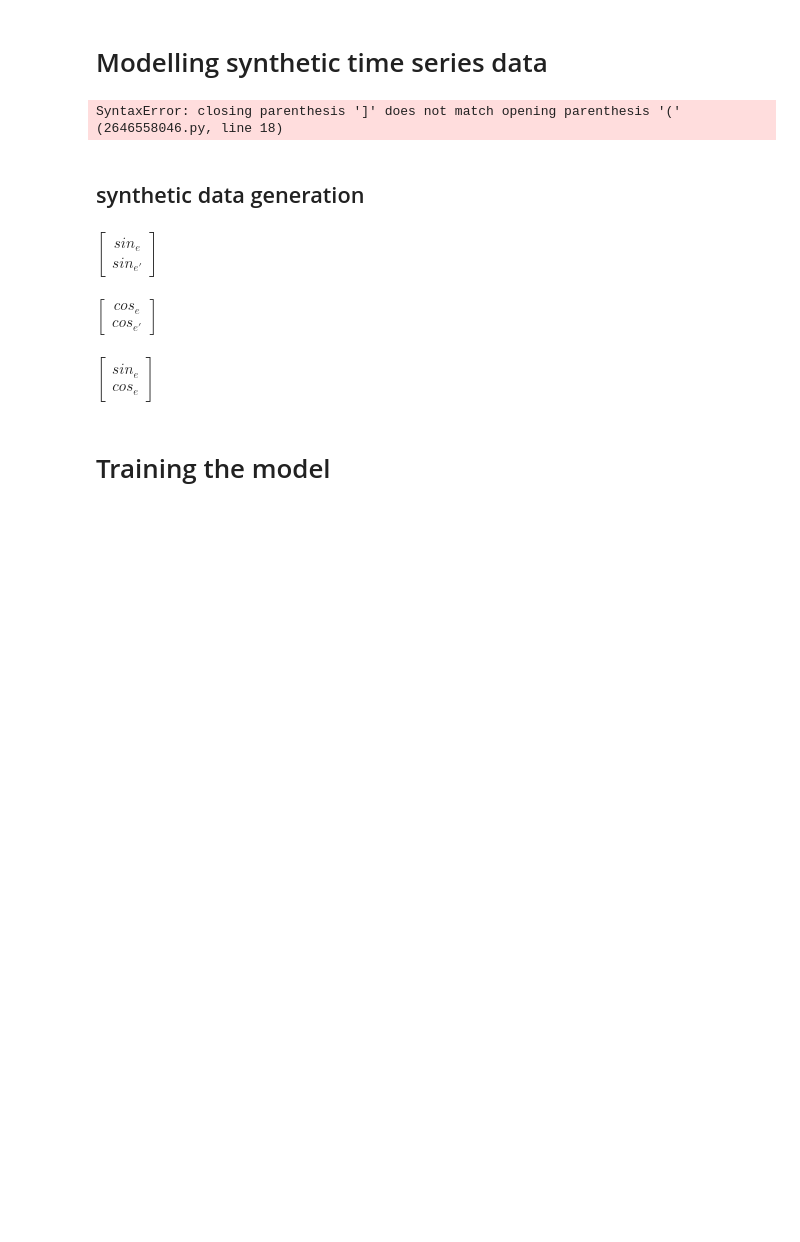
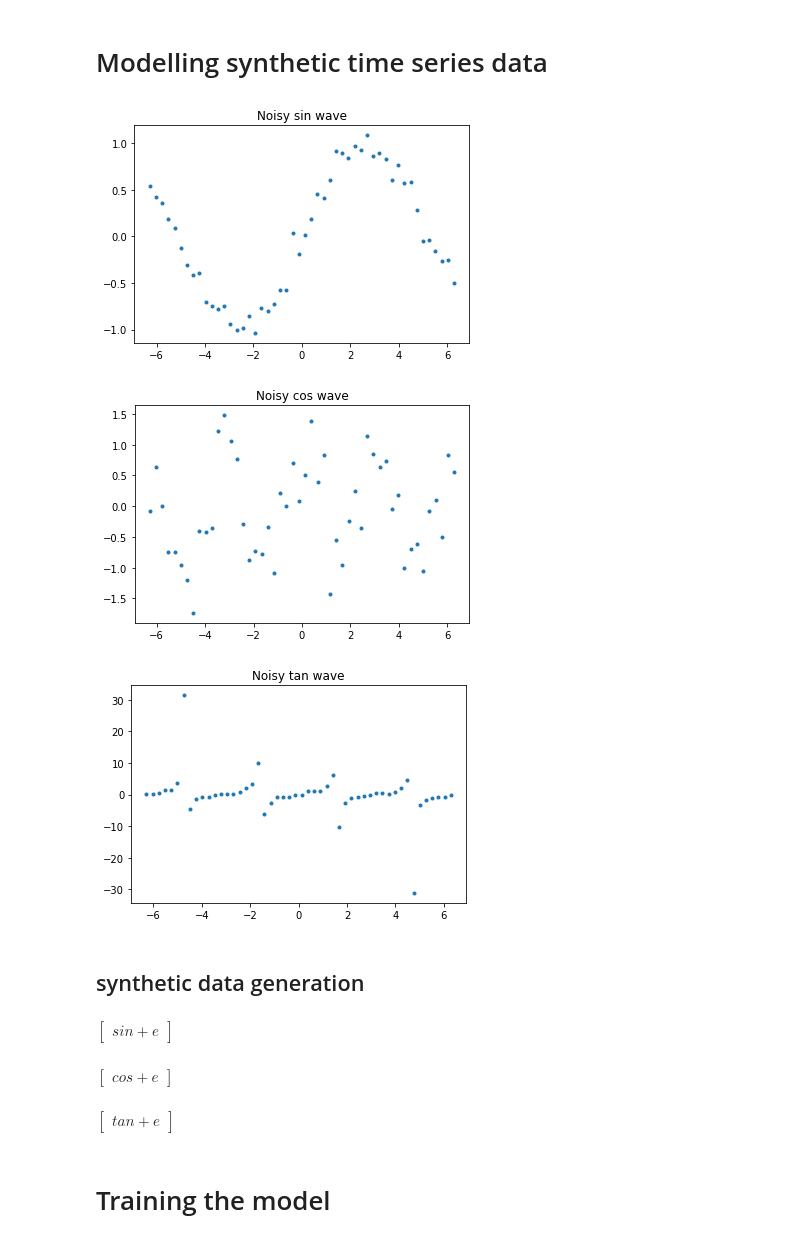
Before and after one commit to akinwilson/ground-up, a Jupyter notebook: 6_from_plane_to_sequential.ipynb, the cells around one changed output. Cells and saved outputs as stored; diff of their text form; code cells hidden in the pictures; blank space fills up the shorter version.

```diff
--- a/6_from_plane_to_sequential.ipynb
+++ b/6_from_plane_to_sequential.ipynb
@@ -417,41 +418,51 @@ class RNN:
 # %%
 X = np.linspace(-2*np.pi, 2*np.pi, 50)
 
+
 def noisy_sin_wave(x):
-    return np.sin(x) + np.random.normal(loc=0, scale=0.5)
+    return np.sin(x*0.6) + np.random.normal(loc=0, scale=0.1)
+
 
 def noisy_cos_wave(x):
-    return np.cos(x) + np.random.normal(loc=0, scale=0.5)
+    return np.cos(x*2) + np.random.normal(loc=0, scale=0.5)
+
+
+def noisy_tan_wave(x):
+    return np.tan(x) + np.random.normal(loc=0, scale=0.3)
+
 
 def plot_noisy_func(func, domain,title):
     fig, ax = plt.subplots(1,1)
     ax.set_title(title)
     ax.plot(domain,np.vectorize(func)(domain), ".")
 
 
-def create_sample_seq(func1,func2, domain, label):
-    X = np.array( [np.vectorize(func1)(domain),
-                    np.vectorize(func2)(domain)])
-    Y = np.array([label]*X.shape[1]])
+def create_sample_seq(func1, domain, label):
+    X = np.array([np.vectorize(func1)(domain)])
+    Y = np.array([label]*X.shape[0])
+    X = X.T
     return X,Y
 
 plot_noisy_func(noisy_sin_wave, X, "Noisy sin wave")
 plot_noisy_func(noisy_cos_wave, X, "Noisy cos wave")
+plot_noisy_func(noisy_tan_wave, X, "Noisy tan wave")
 # %% [output]
-SyntaxError: closing parenthesis ']' does not match opening parenthesis '(' (2646558046.py, line 18)
+[figure, added]
+[figure, added]
+[figure, added]
 # %% [markdown]
 ## synthetic data generation
 # %%
-var_sin,var_cos, var_sinp,var_cosp = sy.symbols("sin_e,cos_e, sin_e', cos_e'")
-sy.Matrix([ [var_sin], [var_sinp]])
+var_sin, var_cos, var_tan = sy.symbols("sin+e, cos+e, tan+e")
+sy.Matrix([var_sin])
 # %% [output]
-$\displaystyle \left[\begin{matrix}sin_{e}\\sin_{e'}\end{matrix}\right]$
+$\displaystyle \left[\begin{matrix}sin+e\end{matrix}\right]$
 # %%
-sy.Matrix([ [var_cos], [var_cosp]])
+sy.Matrix([var_cos])
 # %% [output]
-$\displaystyle \left[\begin{matrix}cos_{e}\\cos_{e'}\end{matrix}\right]$
+$\displaystyle \left[\begin{matrix}cos+e\end{matrix}\right]$
 # %%
-sy.Matrix( [[ var_sin], [var_cos]])
+sy.Matrix([var_tan])
 # %% [output]
-$\displaystyle \left[\begin{matrix}sin_{e}\\cos_{e}\end{matrix}\right]$
+$\displaystyle \left[\begin{matrix}tan+e\end{matrix}\right]$
 # %%
```
Also changed, not shown: parts of 5 cells of this notebook, 1 other file.
